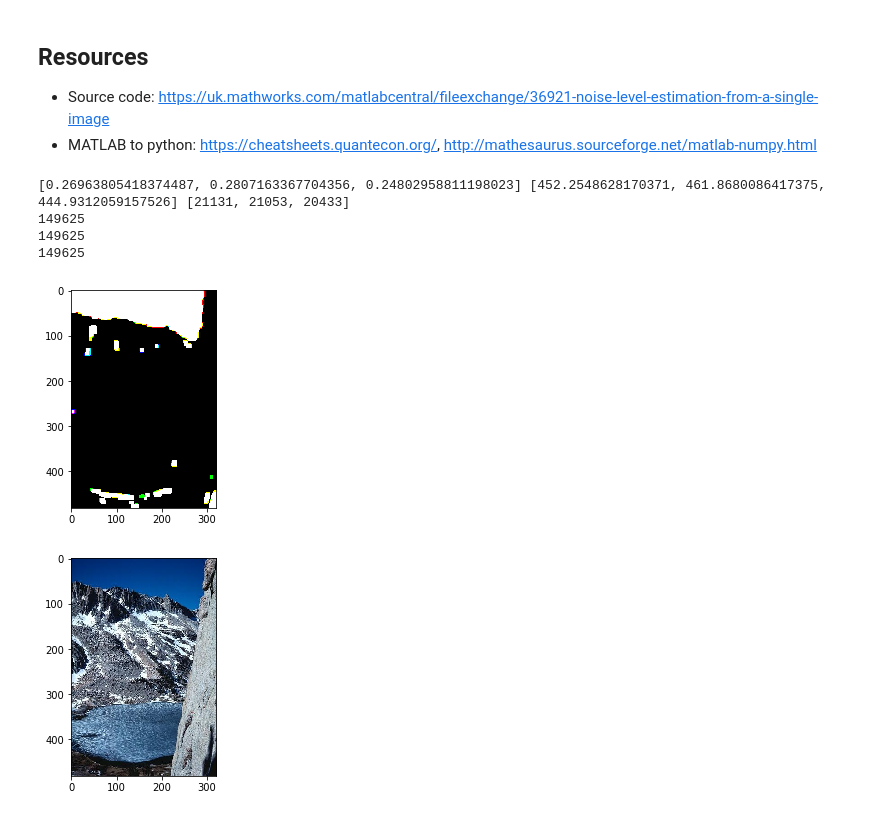
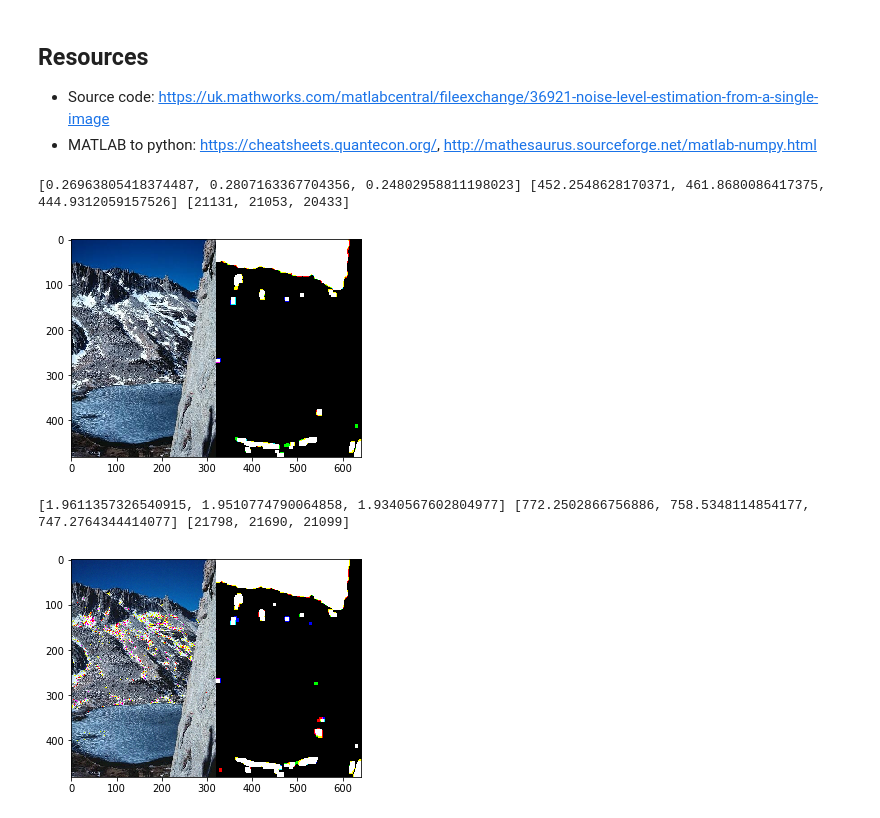
Before and after one commit to fortythreesam/FourthYearProject, a Jupyter notebook: Weak Texture Patches .ipynb, the cells around one changed output. Drawn from its saved outputs; the diff is of its cells as text; code cells hidden in the pictures.

```diff
--- a/Weak Texture Patches .ipynb
+++ b/Weak Texture Patches .ipynb
@@ -178,18 +177,23 @@ test_image = test_image[:,:,::-1]
 # %%
 nlevel, th, num = NoiseLevel(test_image)
 print(nlevel, th, num)
-msk = weak_texture_mask(test_image, th ,7)
-plt.imshow(msk)
+msk1 = weak_texture_mask(test_image, th , 7)
+disp1 = numpy.hstack((test_image,msk1.astype(numpy.uint8) * 255))
+plt.imshow(disp1)
 plt.show()
-plt.imshow(test_image)
+
+noisy_image = add_gaussian_noise(test_image)
+nlevel, th, num = NoiseLevel(noisy_image)
+print(nlevel, th, num)
+msk2 = weak_texture_mask(noisy_image, th , 7)
+disp2 = numpy.hstack((noisy_image.astype(numpy.uint8),msk2.astype(numpy.uint8) * 255))
+plt.imshow(disp2)
 plt.show()
 # %% [output]
 [0.26963805418374487, 0.2807163367704356, 0.24802958811198023] [452.2548628170371, 461.8680086417375, 444.9312059157526] [21131, 21053, 20433]
-149625
-149625
-149625
-[figure, old version]
+[figure, new version]
+[1.9611357326540915, 1.9510774790064858, 1.9340567602804977] [772.2502866756886, 758.5348114854177, 747.2764344414077] [21798, 21690, 21099]
-[figure, old version]
+[figure, new version]
 # %%
 def add_gaussian_noise(img):
     m = (0,0,0)
```
Also changed, not shown: parts of 3 cells of this notebook.
